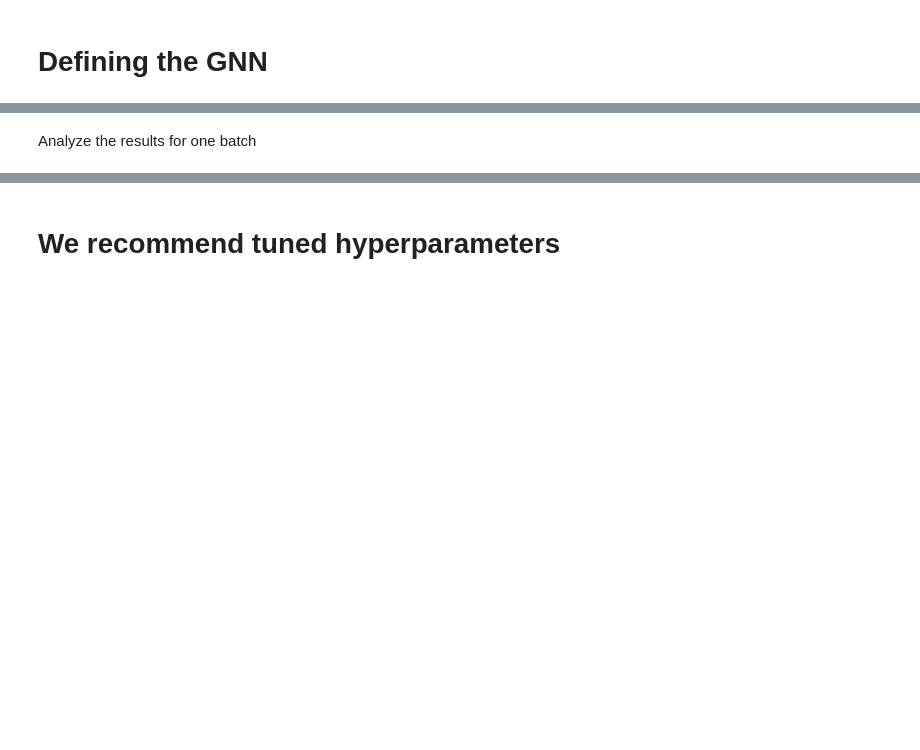
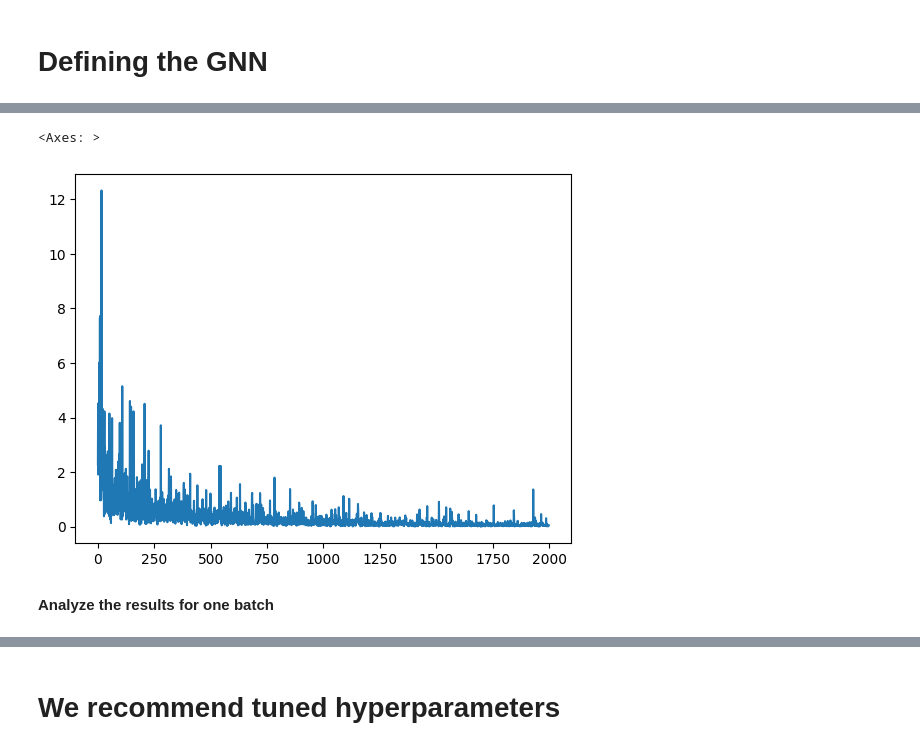
Before and after one commit to TLutchyn/Molecules-tutorial, a Jupyter notebook: LOG_meetup_tutorial_GNN_molecules.ipynb, the cells around one changed output, grey strips where cells are left out. Cells and saved outputs as stored; diff of their text form; code cells hidden in the pictures; blank space fills up the shorter version.

```diff
--- a/LOG_meetup_tutorial_GNN_molecules.ipynb
+++ b/LOG_meetup_tutorial_GNN_molecules.ipynb
@@ -172,5 +416,5 @@ Train the model
 # %%
-def train(data):
+def train(dataset):
     # Enumerate over the data
     for batch in loader:
       # Use GPU
@@ -189,7 +433,7 @@ def train(data):
 print("Starting training...")
 losses = []
 for epoch in range(2000):
-    loss, h = train(data)
+    loss, h = train(dataset)
     losses.append(loss)
     if epoch % 100 == 0:
       print(f"Epoch {epoch} | Train Loss {loss}")
@@ -224,2 +474,13 @@ plt
+# %%
+# Convert losses to float and extract indices
+losses_float = [float(loss.cpu().detach().numpy()) for loss in losses]
+loss_indices = [i for i, l in enumerate(losses_float)]
+
+# Plot using seaborn, specifying x and y as keyword arguments
+plt = sns.lineplot(x=loss_indices, y=losses_float)
+plt
+# %% [output]
+<Axes: >
+[figure, added]
 # %% [markdown]
-Analyze the results for one batch
+**Analyze the results for one batch**
```
Also changed, not shown: parts of 53 cells of this notebook.
